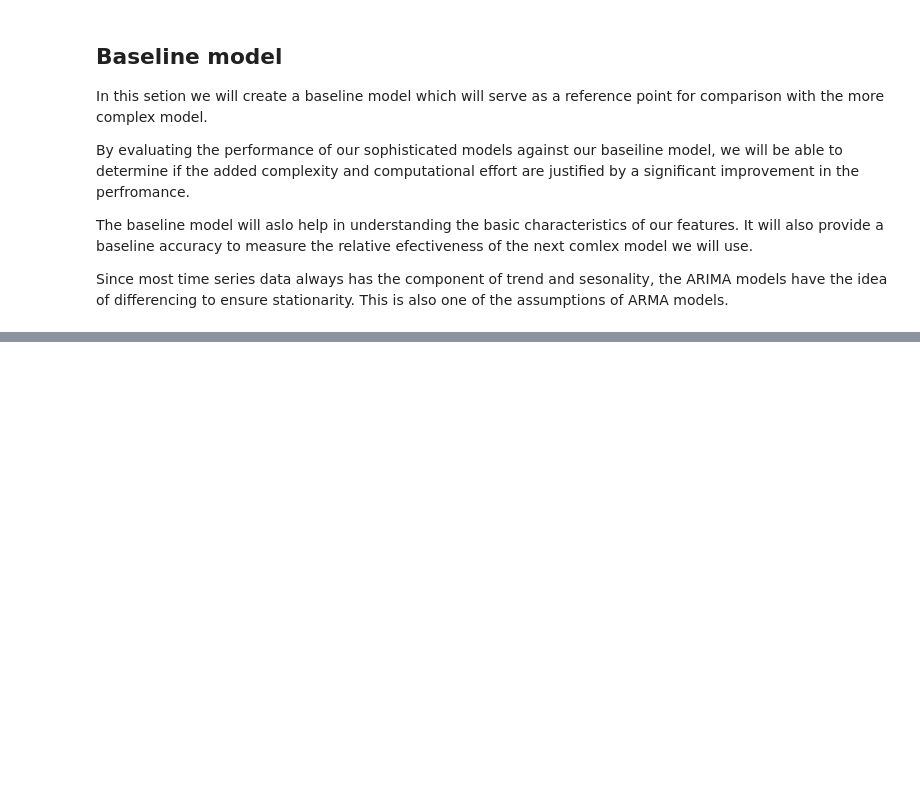
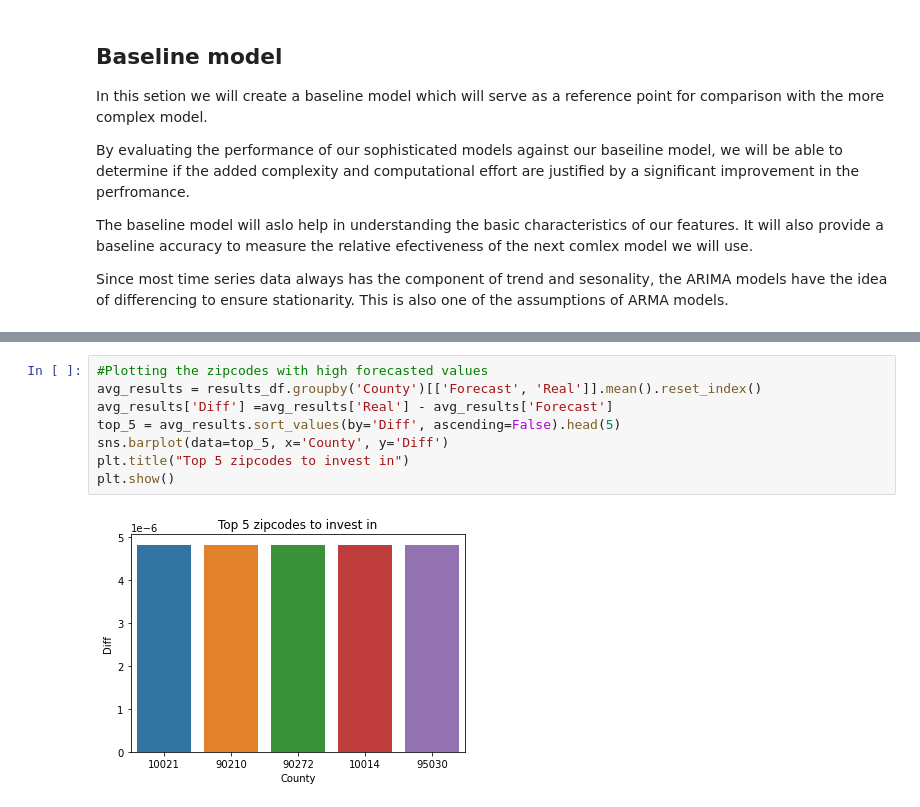
Before and after one commit to PaulMuniu/Phase-4-Group-Project, a Jupyter notebook: Student.ipynb, the cells around one changed output, grey strips where cells are left out. Drawn from its saved outputs; the diff is of its cells as text; blank space fills up the shorter version.

```diff
--- a/Student.ipynb
+++ b/Student.ipynb
@@ -654,0 +771,10 @@ Since most time series data always has the component of trend and sesonality, th
+# %%
+#Plotting the zipcodes with high forecasted values
+avg_results = results_df.groupby('County')[['Forecast', 'Real']].mean().reset_index()
+avg_results['Diff'] =avg_results['Real'] - avg_results['Forecast']
+top_5 = avg_results.sort_values(by='Diff', ascending=False).head(5)
+sns.barplot(data=top_5, x='County', y='Diff')
+plt.title("Top 5 zipcodes to invest in")
+plt.show()
+# %% [output]
+[figure, added]
```
Also changed, not shown: parts of 9 cells of this notebook.
